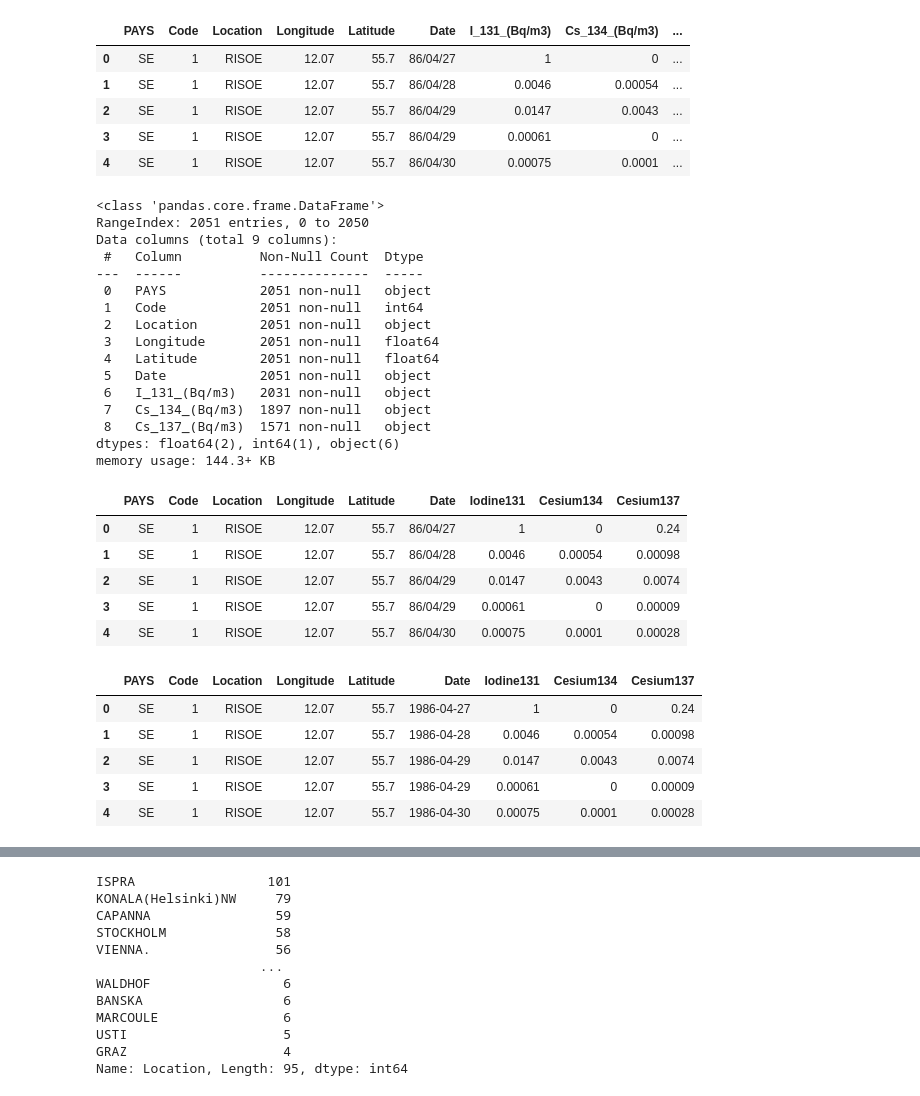
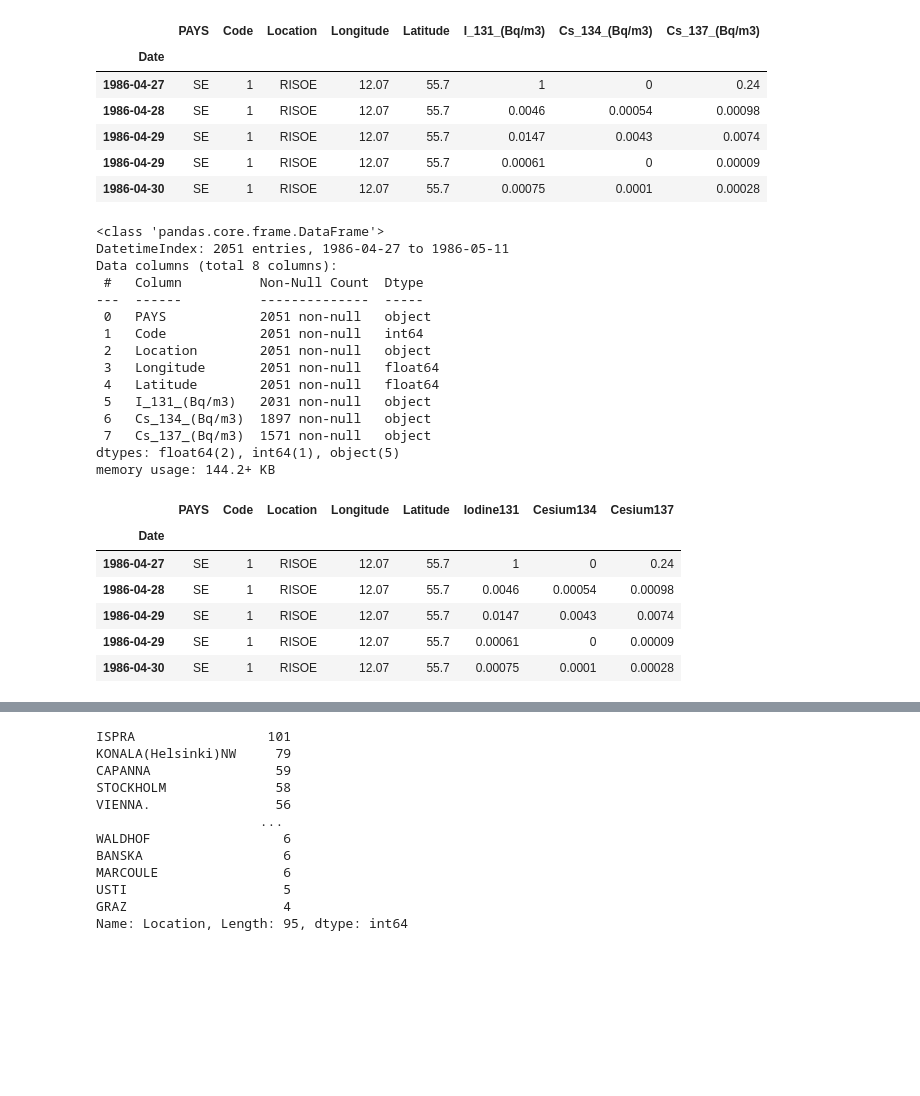
Before and after one commit to rajsahu2004/Radiometric-Method-Project, a Jupyter notebook: dataChecking.ipynb, the cells around one changed output, grey strips where cells are left out. Cells and saved outputs as stored; diff of their text form; code cells hidden in the pictures; blank space fills up the shorter version.

```diff
--- a/dataChecking.ipynb
+++ b/dataChecking.ipynb
@@ -4,21 +4,22 @@ import matplotlib.pyplot as plt
 import numpy as np
 import seaborn as sns
 # %%
-chernobylData = pd.read_csv('./data/Chernobyl_ Chemical_Radiation.csv')
+chernobylData = pd.read_csv('./data/Chernobyl_ Chemical_Radiation.csv',index_col='Date',parse_dates=True)
 chernobylData.head()
 # %% [output]
-|  | PAYS | Code | Location | Longitude | Latitude | Date | I_131_(Bq/m3) | Cs_134_(Bq/m3) | ... |
-| 0 | SE | 1 | RISOE | 12.07 | 55.7 | 86/04/27 | 1 | 0 | ... |
-| 1 | SE | 1 | RISOE | 12.07 | 55.7 | 86/04/28 | 0.0046 | 0.00054 | ... |
-| 2 | SE | 1 | RISOE | 12.07 | 55.7 | 86/04/29 | 0.0147 | 0.0043 | ... |
-| 3 | SE | 1 | RISOE | 12.07 | 55.7 | 86/04/29 | 0.00061 | 0 | ... |
-| 4 | SE | 1 | RISOE | 12.07 | 55.7 | 86/04/30 | 0.00075 | 0.0001 | ... |
+|  | PAYS | Code | Location | Longitude | Latitude | I_131_(Bq/m3) | Cs_134_(Bq/m3) | Cs_137_(Bq/m3) |
+| Date |  |  |  |  |  |  |  |  |
+| 1986-04-27 | SE | 1 | RISOE | 12.07 | 55.7 | 1 | 0 | 0.24 |
+| 1986-04-28 | SE | 1 | RISOE | 12.07 | 55.7 | 0.0046 | 0.00054 | 0.00098 |
+| 1986-04-29 | SE | 1 | RISOE | 12.07 | 55.7 | 0.0147 | 0.0043 | 0.0074 |
+| 1986-04-29 | SE | 1 | RISOE | 12.07 | 55.7 | 0.00061 | 0 | 0.00009 |
+| 1986-04-30 | SE | 1 | RISOE | 12.07 | 55.7 | 0.00075 | 0.0001 | 0.00028 |
 # %%
 chernobylData.info()
 # %% [output]
 <class 'pandas.core.frame.DataFrame'>
-RangeIndex: 2051 entries, 0 to 2050
-Data columns (total 9 columns):
+DatetimeIndex: 2051 entries, 1986-04-27 to 1986-05-11
+Data columns (total 8 columns):
  #   Column          Non-Null Count  Dtype
 ---  ------          --------------  -----
  0   PAYS            2051 non-null   object
@@ -26,32 +27,22 @@ Data columns (total 9 columns):
  2   Location        2051 non-null   object
  3   Longitude       2051 non-null   float64
  4   Latitude        2051 non-null   float64
- 5   Date            2051 non-null   object
- 6   I_131_(Bq/m3)   2031 non-null   object
- 7   Cs_134_(Bq/m3)  1897 non-null   object
- 8   Cs_137_(Bq/m3)  1571 non-null   object
-dtypes: float64(2), int64(1), object(6)
-memory usage: 144.3+ KB
+ 5   I_131_(Bq/m3)   2031 non-null   object
+ 6   Cs_134_(Bq/m3)  1897 non-null   object
+ 7   Cs_137_(Bq/m3)  1571 non-null   object
+dtypes: float64(2), int64(1), object(5)
+memory usage: 144.2+ KB
 # %%
 chernobylData.rename(columns={'I_131_(Bq/m3)': 'Iodine131','Cs_134_(Bq/m3)': 'Cesium134','Cs_137_(Bq/m3)': 'Cesium137'}, inplace=True)
 chernobylData.head()
 # %% [output]
-|  | PAYS | Code | Location | Longitude | Latitude | Date | Iodine131 | Cesium134 | Cesium137 |
-| 0 | SE | 1 | RISOE | 12.07 | 55.7 | 86/04/27 | 1 | 0 | 0.24 |
-| 1 | SE | 1 | RISOE | 12.07 | 55.7 | 86/04/28 | 0.0046 | 0.00054 | 0.00098 |
-| 2 | SE | 1 | RISOE | 12.07 | 55.7 | 86/04/29 | 0.0147 | 0.0043 | 0.0074 |
-| 3 | SE | 1 | RISOE | 12.07 | 55.7 | 86/04/29 | 0.00061 | 0 | 0.00009 |
-| 4 | SE | 1 | RISOE | 12.07 | 55.7 | 86/04/30 | 0.00075 | 0.0001 | 0.00028 |
+|  | PAYS | Code | Location | Longitude | Latitude | Iodine131 | Cesium134 | Cesium137 |
+| Date |  |  |  |  |  |  |  |  |
+| 1986-04-27 | SE | 1 | RISOE | 12.07 | 55.7 | 1 | 0 | 0.24 |
+| 1986-04-28 | SE | 1 | RISOE | 12.07 | 55.7 | 0.0046 | 0.00054 | 0.00098 |
+| 1986-04-29 | SE | 1 | RISOE | 12.07 | 55.7 | 0.0147 | 0.0043 | 0.0074 |
+| 1986-04-29 | SE | 1 | RISOE | 12.07 | 55.7 | 0.00061 | 0 | 0.00009 |
+| 1986-04-30 | SE | 1 | RISOE | 12.07 | 55.7 | 0.00075 | 0.0001 | 0.00028 |
-# %%
-chernobylData['Date'] = pd.to_datetime(chernobylData['Date'])
-chernobylData.head()
-# %% [output]
-|  | PAYS | Code | Location | Longitude | Latitude | Date | Iodine131 | Cesium134 | Cesium137 |
-| 0 | SE | 1 | RISOE | 12.07 | 55.7 | 1986-04-27 | 1 | 0 | 0.24 |
-| 1 | SE | 1 | RISOE | 12.07 | 55.7 | 1986-04-28 | 0.0046 | 0.00054 | 0.00098 |
-| 2 | SE | 1 | RISOE | 12.07 | 55.7 | 1986-04-29 | 0.0147 | 0.0043 | 0.0074 |
-| 3 | SE | 1 | RISOE | 12.07 | 55.7 | 1986-04-29 | 0.00061 | 0 | 0.00009 |
-| 4 | SE | 1 | RISOE | 12.07 | 55.7 | 1986-04-30 | 0.00075 | 0.0001 | 0.00028 |
 # %%
 chernobylData['PAYS'].value_counts()
 # %% [output]
```
Also changed, not shown: parts of 13 cells of this notebook, 6 other files.
